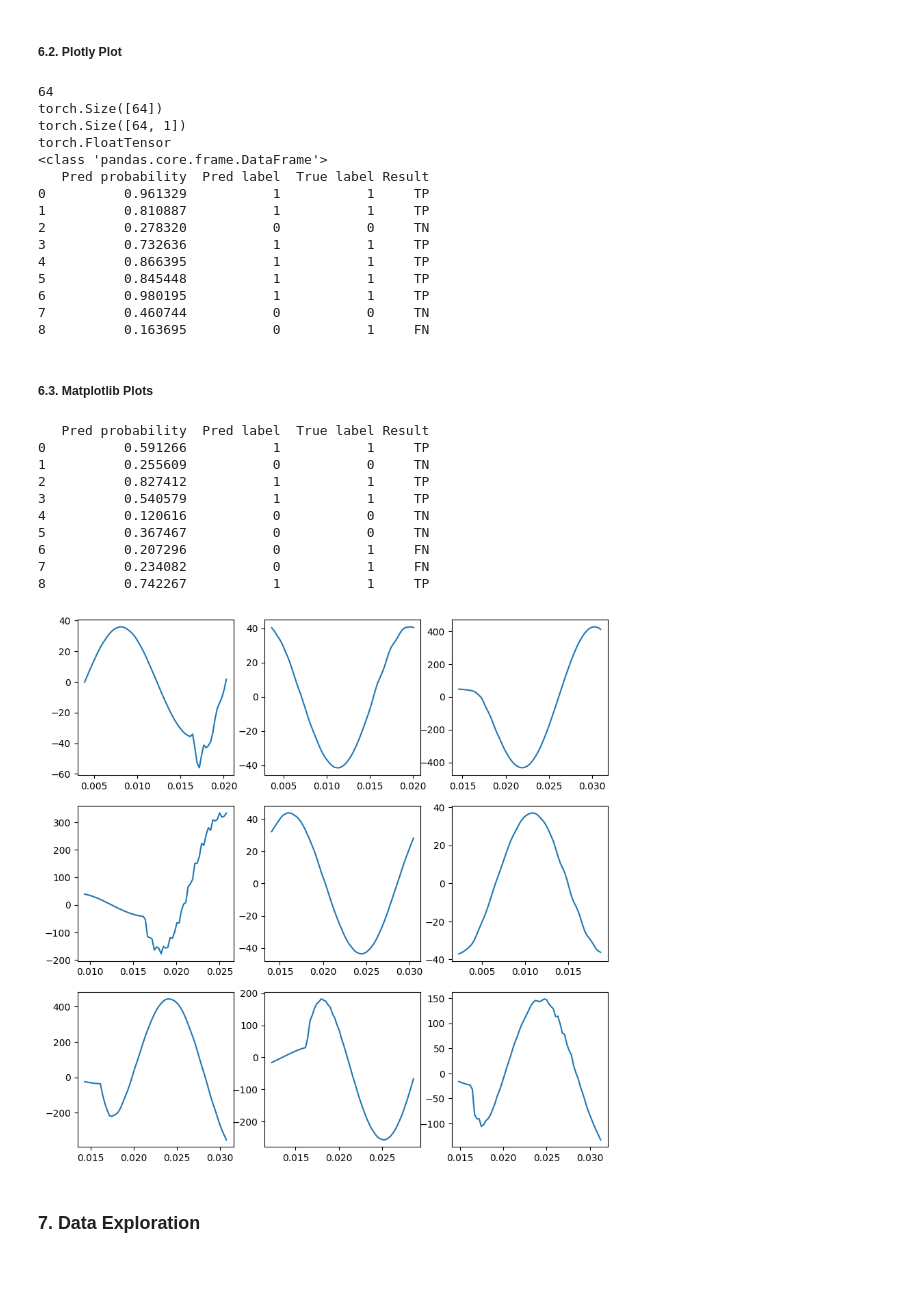
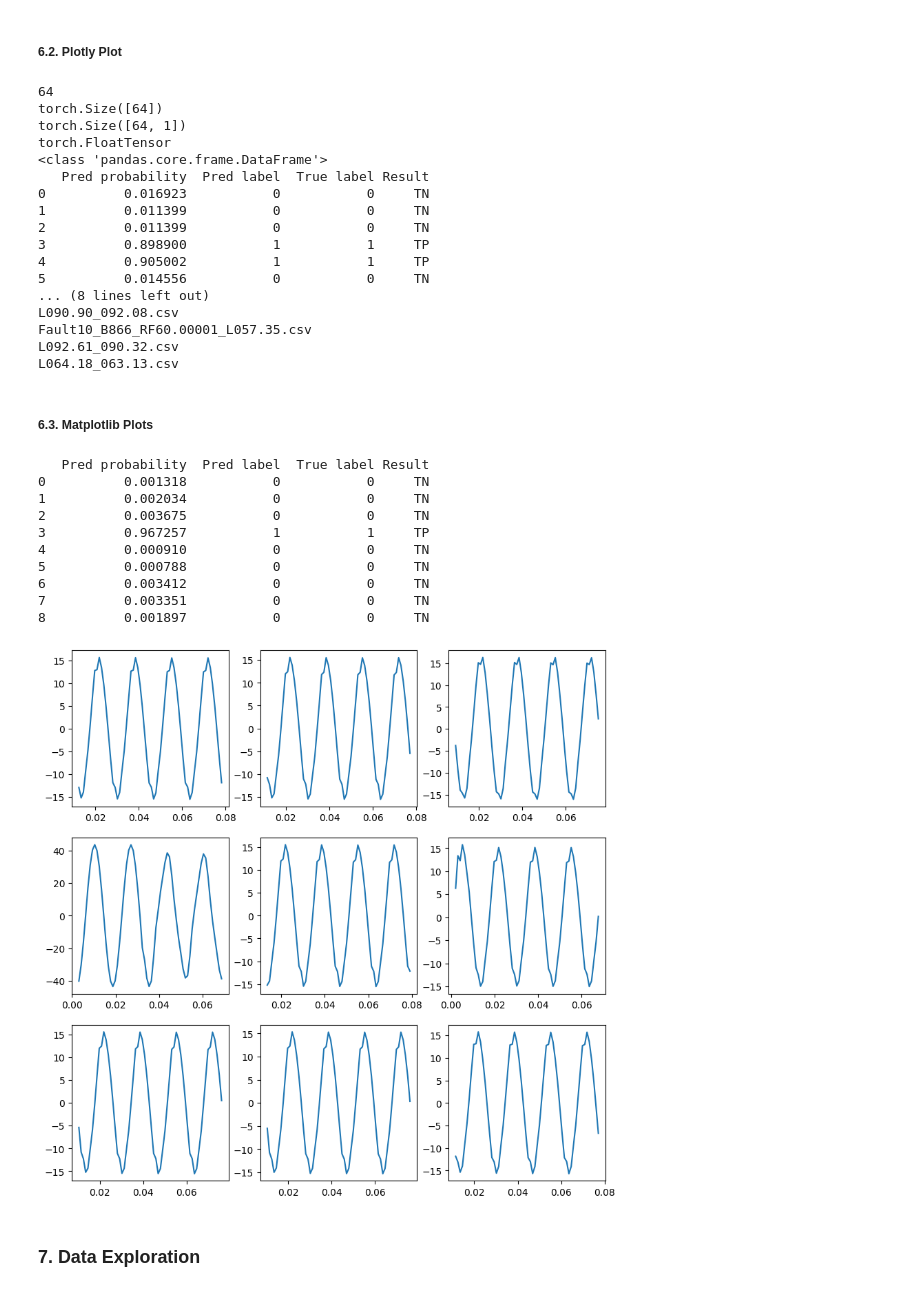
Before and after one commit to alvarohc777/pyTorch, a Jupyter notebook: Formulacion_1_DB2.ipynb, the cells around one changed output. Cells and saved outputs as stored; diff of their text form; code cells hidden in the pictures.

```diff
--- a/Formulacion_1_DB2.ipynb
+++ b/Formulacion_1_DB2.ipynb
@@ -44,6 +44,11 @@ tagset_size = 1
 # Set
 device = "cuda" if torch.cuda.is_available() else "cpu"
 print(device)
+
+# database_information
+total_windows = 81
+max_window_idx = 14  # utilizar (m-N)//step + 1 (restarle 2, pues las primeras dos ventanas de falla no tienen info relevante de la falla, no se aprecia)
+csv_step = 13
 # %% [output]
 cpu
 # %% [markdown]
@@ -359,7 +490,7 @@ def test_metrics(dataloader, model, loss_fn, return_metrics=False):
 # %% [markdown]
 ##### 5.2. Training the model
 # %%
-model.load_state_dict(torch.load('models\R2.pth'))
+# model.load_state_dict(torch.load("models\R2.pth"))
 # model.load_state_dict(torch.load("./models/LSTMHarmonic_weights_R1_996.pth"))
 # model.load_state_dict(torch.load('./models/LSTMHarmonic_weights_R2_978.pth'))
 # model.load_state_dict(torch.load('./models/R2Currents_DB2.pth'))
@@ -368,10 +499,9 @@ epochs = 1
 for epoch in range(epochs):
 
     print(f"Epoch {epoch+1}\n--------------------------------")
-    # train_loss = train(train_dataloader, model, loss_fn, optimizer, return_loss=True)
-    conf_matrix, _ = test_metrics(
-        test_dataloader, model, loss_fn, return_metrics=True)
-print(conf_matrix)
+    train_loss = train(train_dataloader, model, loss_fn, optimizer, return_loss=True)
+#     conf_matrix, _ = test_metrics(test_dataloader, model, loss_fn, return_metrics=True)
+# print(conf_matrix)
 # %% [output]
 Epoch 1
 --------------------------------
@@ -495,9 +628,14 @@ def confusion_matrix(
 from plotly.subplots import make_subplots
 import plotly.graph_objects as go
 
-fs = 3840
+fs = 960
 dataset_plot = Form1Dataset(
-    dataset_dir, max_window_idx=max_window_idx, signal_names=signal_names, test=True
+    dataset_dir,
+    max_window_idx=max_window_idx,
+    signal_names=signal_names,
+    test=True,
+    csv_step=csv_step,
+    window_length=N,
 )
 plot_dataloader = DataLoader(dataset_plot, batch_size=train_batch_size, shuffle=True)
 
@@ -531,6 +669,7 @@ for i in range(0, cols * rows):
     row = i // cols
     label = label_to_text[str(int(labels[i, 0].item()))]
     win_idx = str(window_idx[i].item())
+    print(csv_name[i])
     fig.add_trace(
         go.Scatter(
             name=f"{label} - {win_idx} - {csv_name[i]}",
@@ -558,51 +697,59 @@ torch.Size([64, 1])
 torch.FloatTensor
 <class 'pandas.core.frame.DataFrame'>
    Pred probability  Pred label  True label Result
-0          0.961329           1           1     TP
-1          0.810887           1           1     TP
-2          0.278320           0           0     TN
-3          0.732636           1           1     TP
-4          0.866395           1           1     TP
-5          0.845448           1           1     TP
-6          0.980195           1           1     TP
-7          0.460744           0           0     TN
-8          0.163695           0           1     FN
+0          0.016923           0           0     TN
+1          0.011399           0           0     TN
+2          0.011399           0           0     TN
+3          0.898900           1           1     TP
+4          0.905002           1           1     TP
+5          0.014556           0           0     TN
+... (8 lines left out)
+L090.90_092.08.csv
+Fault10_B866_RF60.00001_L057.35.csv
+L092.61_090.32.csv
+L064.18_063.13.csv
 # %% [markdown]
 ##### 6.3. Matplotlib Plots
 # %%
 dataset_plot = Form1Dataset(
-    dataset_dir, max_window_idx=max_window_idx, signal_names=signal_names, test=True
+    dataset_dir,
+    max_window_idx=max_window_idx,
+    signal_names=signal_names,
+    test=True,
+    # step=4,
+    csv_step=csv_step,
+    window_length=N,
 )
 plot_dataloader = DataLoader(dataset_plot, batch_size=train_batch_size, shuffle=True)
 
 dataiter = iter(plot_dataloader)
 signal_windows, t_windows, labels, *_ = next(dataiter)
-fs = 3840
+fs = 960
 
 x = model(signal_windows[1:10].to(device))
 x = x.detach()
 
 # Crear Matriz de confusión
 df = confusion_matrix(x, labels[1:10])
 print(df)
 
 figure = plt.figure(figsize=(10, 10))
 cols, rows = 3, 3
 for i in range(1, cols * rows + 1):
     figure.add_subplot(rows, cols, i)
     plt.plot(t_windows[i, :], signal_windows[i, :, 0])
 # %% [output]
    Pred probability  Pred label  True label Result
-0          0.591266           1           1     TP
-1          0.255609           0           0     TN
-2          0.827412           1           1     TP
-3          0.540579           1           1     TP
-4          0.120616           0           0     TN
-5          0.367467           0           0     TN
-6          0.207296           0           1     FN
-7          0.234082           0           1     FN
-8          0.742267           1           1     TP
+0          0.001318           0           0     TN
+1          0.002034           0           0     TN
+2          0.003675           0           0     TN
+3          0.967257           1           1     TP
+4          0.000910           0           0     TN
+5          0.000788           0           0     TN
+6          0.003412           0           0     TN
+7          0.003351           0           0     TN
+8          0.001897           0           0     TN
-[figure, old version]
+[figure, new version]
 # %% [markdown]
 ### 7. Data Exploration
 # %% [markdown]
```
Also changed, not shown: parts of 17 cells of this notebook, 1 other file.
